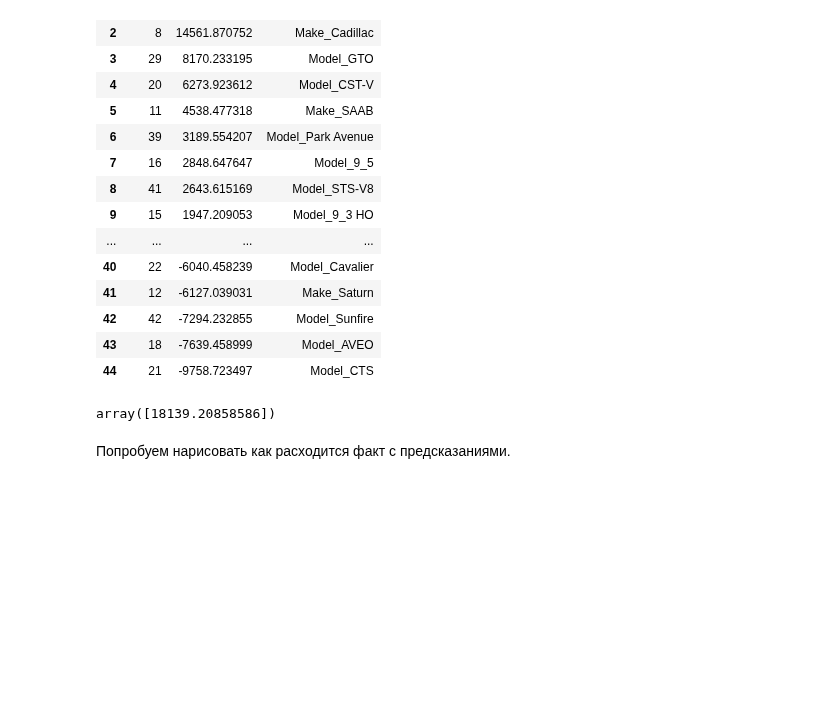
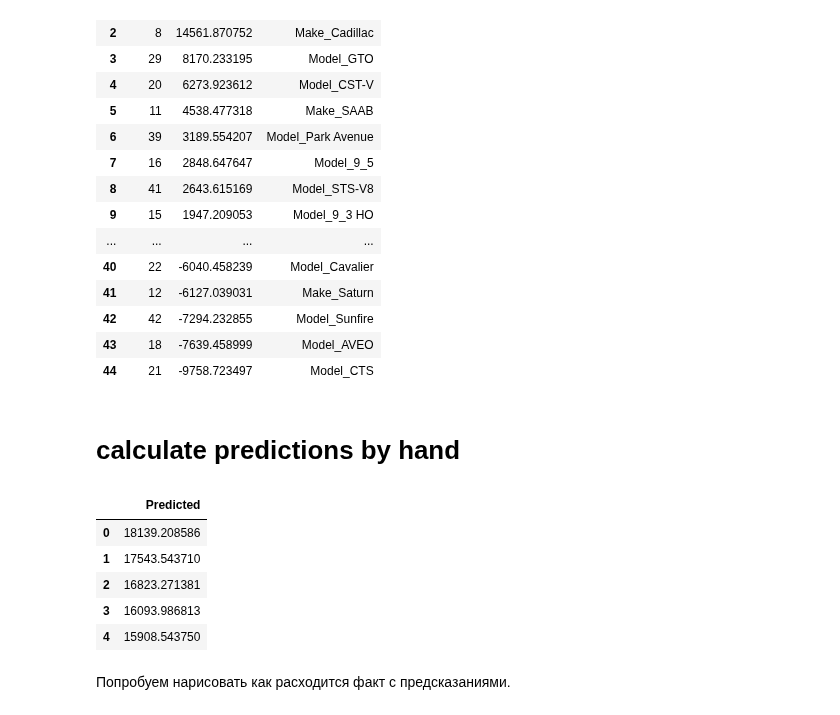
Before and after one commit to IgorBeHolder/Netology, a Jupyter notebook: ML_linear_polynomial_regression.ipynb, the cells around one changed output. Drawn from its saved outputs; the diff is of its cells as text; code cells hidden in the pictures; blank space fills up the shorter version.

```diff
--- a/ML_linear_polynomial_regression.ipynb
+++ b/ML_linear_polynomial_regression.ipynb
@@ -279,11 +275,18 @@ pd.DataFrame([*zip(*model.coef_, X.columns)], columns= ["Coefficient", "Dependen
 | 42 | 42 | -7294.232855 | Model_Sunfire |
 | 43 | 18 | -7639.458999 | Model_AVEO |
 | 44 | 21 | -9758.723497 | Model_CTS |
+# %% [markdown]
+# calculate predictions by hand
 # %%
-# first row prediction
-np.sum(X.iloc[0].values * model.coef_) + model.intercept_
+#          sum of pairwise multiplication (features *    coef )    +  bias
+pd.DataFrame([np.sum(x) for x in X.iloc[0:5].values * model.coef_] + model.intercept_, columns=["Predicted"])
 # %% [output]
-array([18139.20858586])
+|  | Predicted |
+| 0 | 18139.208586 |
+| 1 | 17543.543710 |
+| 2 | 16823.271381 |
+| 3 | 16093.986813 |
+| 4 | 15908.543750 |
 # %% [markdown]
 <p>Попробуем нарисовать как расходится факт с предсказаниями.</p>
 # %%
```
Also changed, not shown: parts of 24 cells of this notebook, 1 other file.
